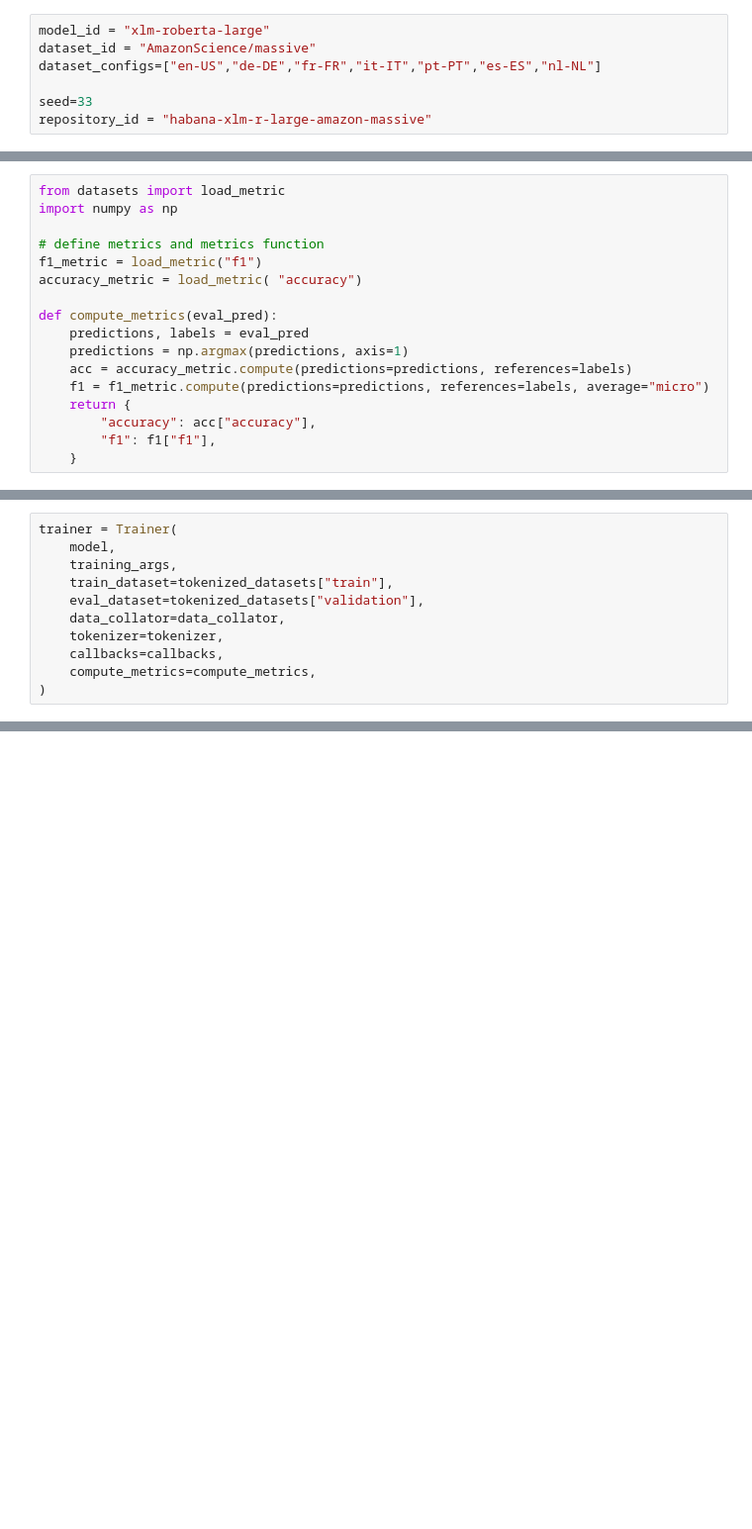
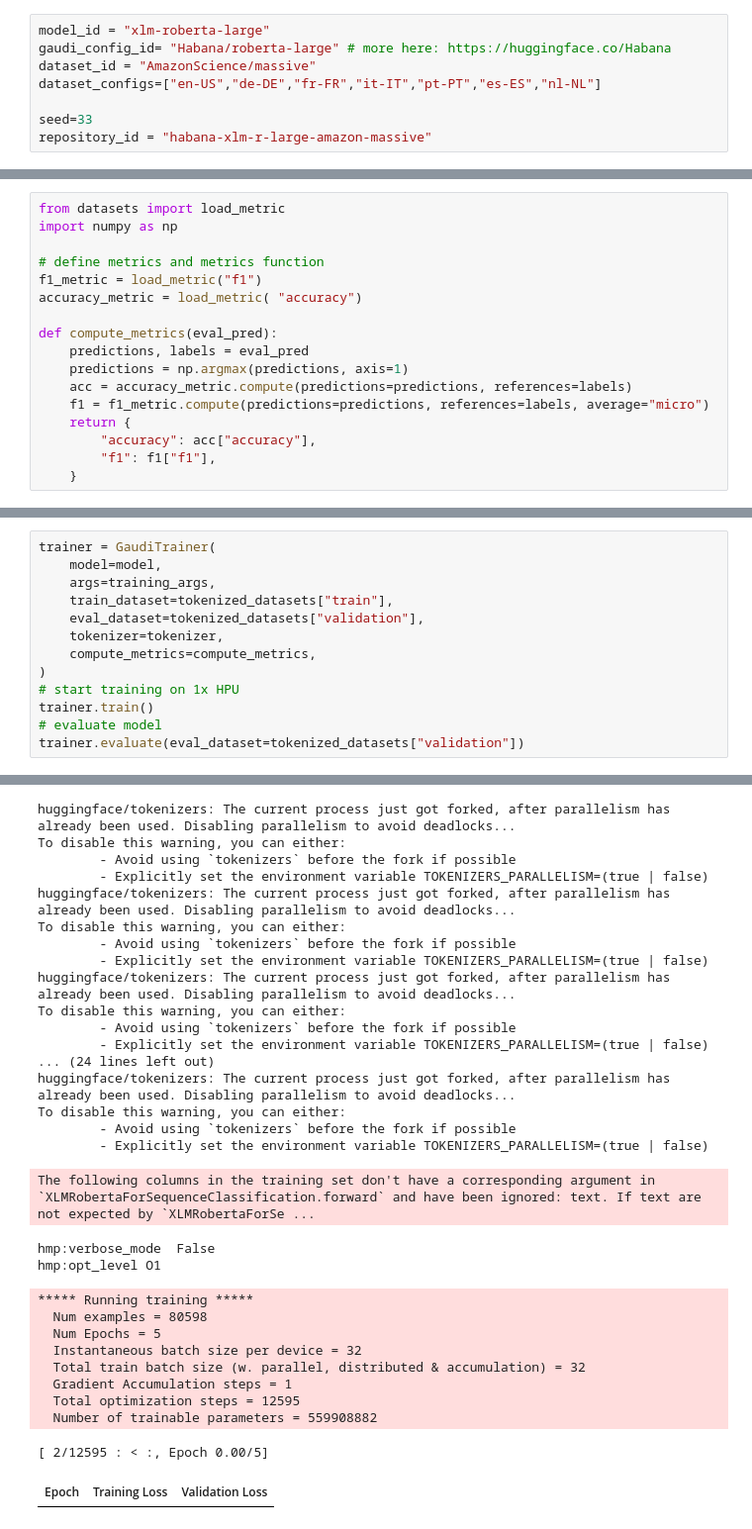
Before and after one commit to philschmid/deep-learning-habana-huggingface, a Jupyter notebook: fine-tuning-transformers/text-classification.ipynb, the cells around one changed output, grey strips where cells are left out. Shown at 99% size. Drawn from its saved outputs; the diff is of its cells as text; blank space fills up the shorter version.

Commit message:
current version

```diff
--- a/fine-tuning-transformers/text-classification.ipynb
+++ b/fine-tuning-transformers/text-classification.ipynb
@@ -72,6 +119,7 @@ splits. The dataset will have ~80 000 datapoints for training and ~14 000 for ev
 The Model which we will fine-tune is [xlm-roberta-large](https://huggingface.co/xlm-roberta-large) a multilingual RoBERTa model. It was pre-trained on 2.5TB of filtered CommonCrawl data containing 100 languages.
 # %%
 model_id = "xlm-roberta-large"
+gaudi_config_id= "Habana/roberta-large" # more here: https://huggingface.co/Habana
 dataset_id = "AmazonScience/massive"
 dataset_configs=["en-US","de-DE","fr-FR","it-IT","pt-PT","es-ES","nl-NL"]
 
@@ -265,11 +325,14 @@ Start training with calling `model.fit`
 # %%
-trainer = Trainer(
-    model,
-    training_args,
+trainer = GaudiTrainer(
+    model=model,
+    args=training_args,
     train_dataset=tokenized_datasets["train"],
     eval_dataset=tokenized_datasets["validation"],
-    data_collator=data_collator,
     tokenizer=tokenizer,
-    callbacks=callbacks,
     compute_metrics=compute_metrics,
 )
+# start training on 1x HPU
+trainer.train()
+# evaluate model
+trainer.evaluate(eval_dataset=tokenized_datasets["validation"])
+# %% [output]
@@ -275,0 +348,30 @@ trainer = Trainer(
+huggingface/tokenizers: The current process just got forked, after parallelism has already been used. Disabling parallelism to avoid deadlocks...
+To disable this warning, you can either:
+        - Avoid using `tokenizers` before the fork if possible
+        - Explicitly set the environment variable TOKENIZERS_PARALLELISM=(true | false)
+huggingface/tokenizers: The current process just got forked, after parallelism has already been used. Disabling parallelism to avoid deadlocks...
+To disable this warning, you can either:
+        - Avoid using `tokenizers` before the fork if possible
+        - Explicitly set the environment variable TOKENIZERS_PARALLELISM=(true | false)
+huggingface/tokenizers: The current process just got forked, after parallelism has already been used. Disabling parallelism to avoid deadlocks...
+To disable this warning, you can either:
+        - Avoid using `tokenizers` before the fork if possible
+        - Explicitly set the environment variable TOKENIZERS_PARALLELISM=(true | false)
+... (24 lines left out)
+huggingface/tokenizers: The current process just got forked, after parallelism has already been used. Disabling parallelism to avoid deadlocks...
+To disable this warning, you can either:
+        - Avoid using `tokenizers` before the fork if possible
+        - Explicitly set the environment variable TOKENIZERS_PARALLELISM=(true | false)
+The following columns in the training set don't have a corresponding argument in `XLMRobertaForSequenceClassification.forward` and have been ignored: text. If text are not expected by `XLMRobertaForSe ...
+hmp:verbose_mode  False
+hmp:opt_level O1
+***** Running training *****
+  Num examples = 80598
+  Num Epochs = 5
+  Instantaneous batch size per device = 32
+  Total train batch size (w. parallel, distributed & accumulation) = 32
+  Gradient Accumulation steps = 1
+  Total optimization steps = 12595
+  Number of trainable parameters = 559908882
+[ 2/12595 : < :, Epoch 0.00/5]
+| Epoch | Training Loss | Validation Loss |
```
Also changed, not shown: parts of 20 cells of this notebook, 1 other file.
